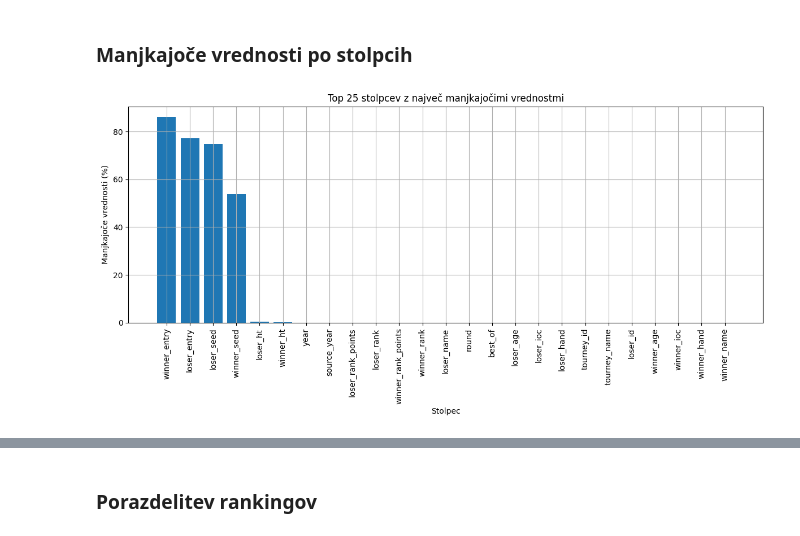
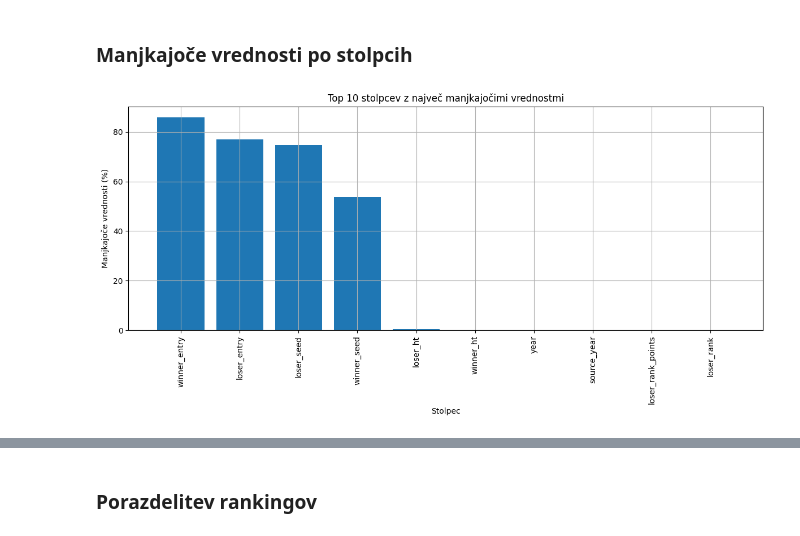
Before and after one commit to nikjavor/PR2607, a Jupyter notebook: 02_analiza_podatkov.ipynb, the cells around one changed output, grey strips where cells are left out. Drawn from its saved outputs; the diff is of its cells as text; code cells hidden in the pictures.

```diff
--- a/02_analiza_podatkov.ipynb
+++ b/02_analiza_podatkov.ipynb
@@ -87,13 +93,13 @@ plt.show()
 # %%
 missing = df.isna().mean().sort_values(ascending=False) * 100
 
 plt.figure(figsize=(12, 6))
-plt.bar(missing.index[:25], missing.values[:25])
-plt.title("Top 25 stolpcev z največ manjkajočimi vrednostmi")
+plt.bar(missing.index[:10], missing.values[:10])
+plt.title("Top 10 stolpcev z največ manjkajočimi vrednostmi")
 plt.xlabel("Stolpec")
 plt.ylabel("Manjkajoče vrednosti (%)")
 plt.xticks(rotation=90)
 plt.tight_layout()
 plt.show()
 # %% [output]
-[figure, old version]
+[figure, new version]
```
Also changed, not shown: parts of 17 cells of this notebook, 8 other files.
